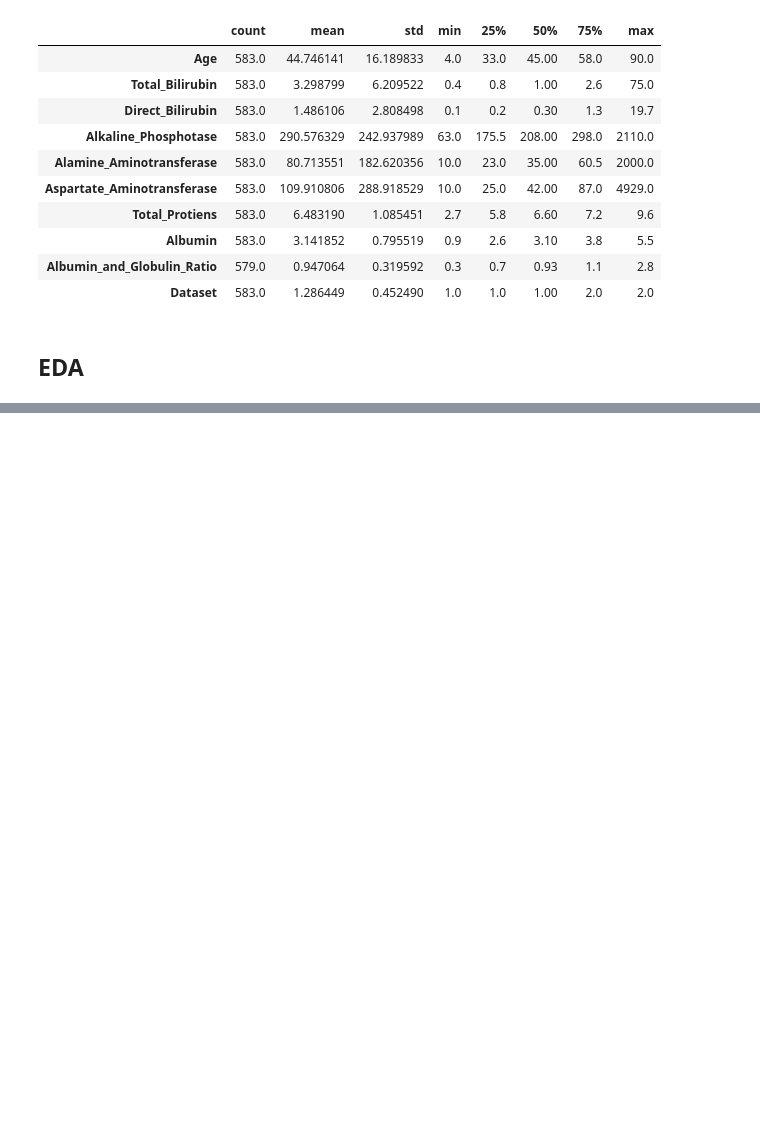
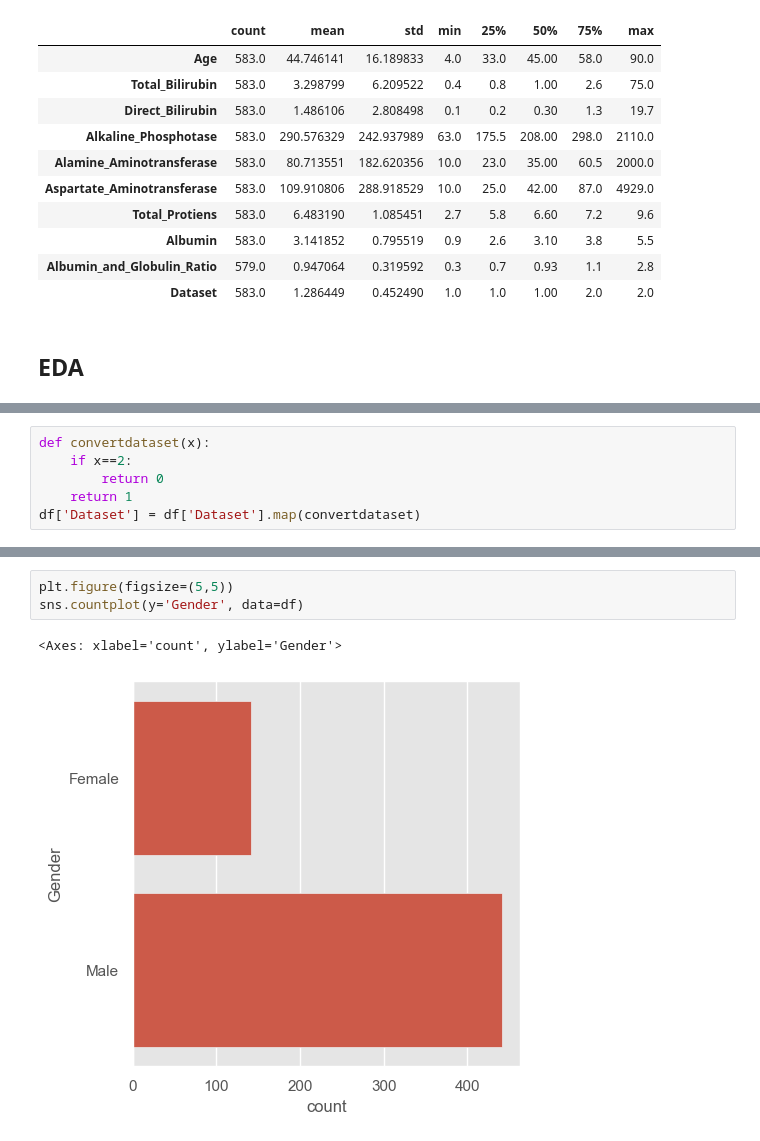
Before and after one commit to vikasjangidmk/Liver-Disease-Detection-with-ML-Evaluating-Multiple-Classification-Models, a Jupyter notebook: Liver.ipynb, the cells around one changed output, grey strips where cells are left out. Drawn from its saved outputs; the diff is of its cells as text; blank space fills up the shorter version.

```diff
--- a/Liver.ipynb
+++ b/Liver.ipynb
@@ -75,0 +105,6 @@ df.describe().T
+# %%
+def convertdataset(x):
+    if x==2:
+        return 0
+    return 1
+df['Dataset'] = df['Dataset'].map(convertdataset)
@@ -75,0 +126,6 @@ df.describe().T
+# %%
+plt.figure(figsize=(5,5))
+sns.countplot(y='Gender', data=df)
+# %% [output]
+<Axes: xlabel='count', ylabel='Gender'>
+[figure, added]
```
Also changed, not shown: parts of 11 cells of this notebook.
